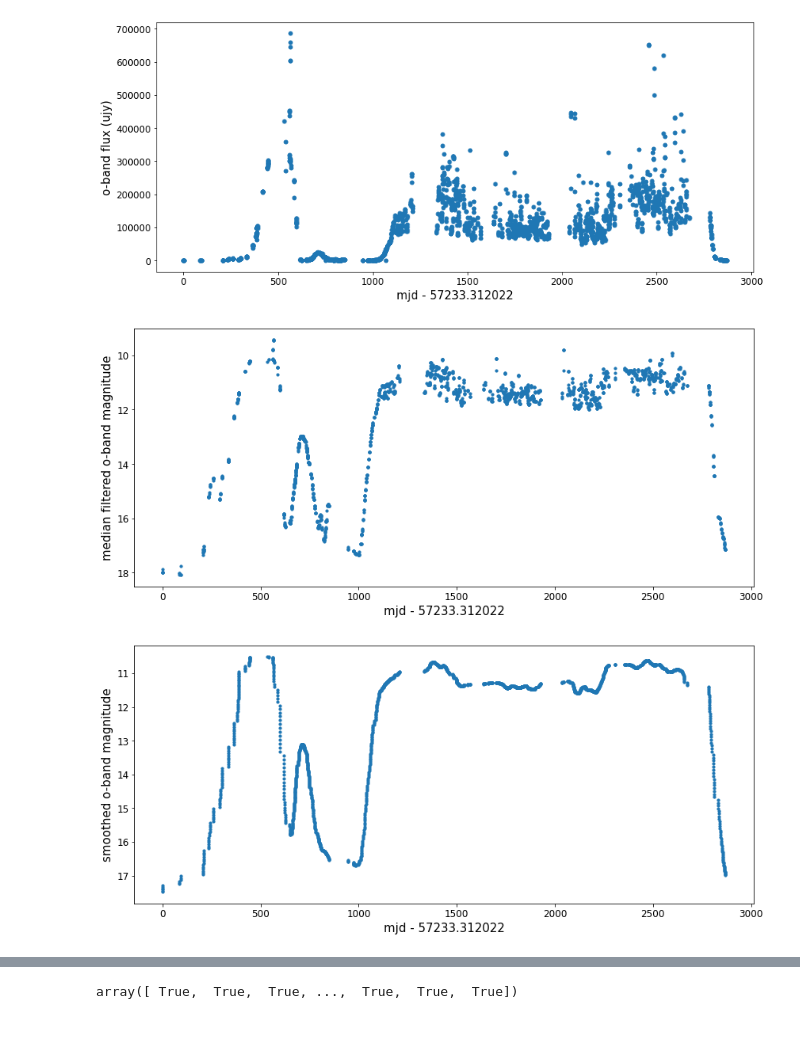
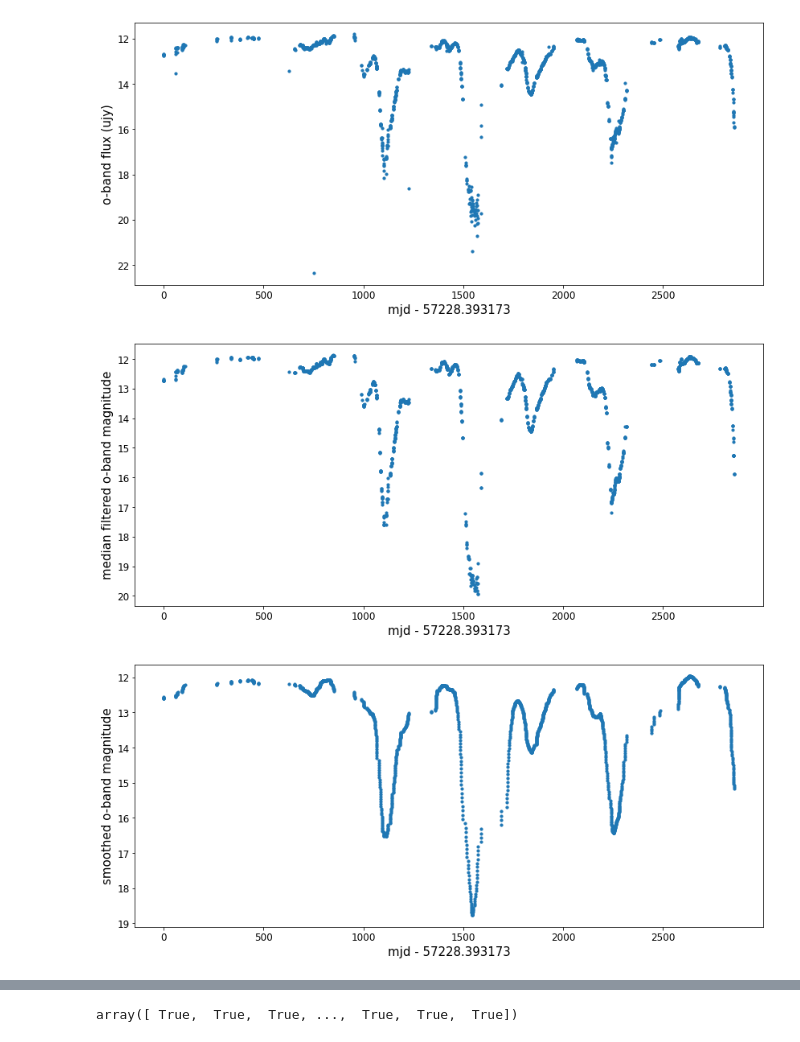
Before and after one commit to courtcraw/Notebooks, a Jupyter notebook: decline_detection.ipynb, the cells around one changed output, grey strips where cells are left out. Cells and saved outputs as stored; diff of their text form; code cells hidden in the pictures.

```diff
--- a/decline_detection.ipynb
+++ b/decline_detection.ipynb
@@ -16,6 +128,6 @@ plt.style.use('court.mplstyle')
 # %%
-# atlas = pd.read_csv('../data/RCB_LC_FORTESTING/2023-06-15_WISEJ194218.38-203247.5_ATLAS.csv')
-atlas = pd.read_csv('../data/RCB_LC_FORTESTING/2023-06-15_AOHer_ATLAS.csv')
+atlas = pd.read_csv('../data/RCB_LC_FORTESTING/2023-06-15_WISEJ194218.38-203247.5_ATLAS.csv')
+# atlas = pd.read_csv('../data/RCB_LC_FORTESTING/2023-06-15_AOHer_ATLAS.csv')
 # atlas = pd.read_csv('../data/RCB_LC_FORTESTING/2023-06-19_ASAS-RCB-14_ATLAS.csv')
 # atlas = pd.read_csv('../data/RCB_LC_FORTESTING/2023-06-19_ASAS-RCB-16_ATLAS.csv')
 # atlas = pd.read_csv('../data/RCB_LC_FORTESTING/2023-06-19_ASAS-RCB-19_ATLAS.csv')
@@ -89,15 +201,15 @@ oband
 # %%
 plt.figure(figsize=(14,6))
-plt.scatter(oband['mjd']-oband['mjd'][0],oband['ujy'])#/(80000),s=10)
-# plt.gca().invert_yaxis()
+plt.scatter(oband['mjd']-oband['mjd'][0],oband['m'],s=10)#/(80000),s=10)
+plt.gca().invert_yaxis()
 plt.xlabel('mjd - '+str(oband['mjd'][0]))
 plt.ylabel('o-band flux (ujy)')
 # plt.ylim(top=1.2)
 # plt.ylim(0.6,1.2)
 # plt.xlim(1000,2000)
 plt.show()
 # %% [output]
-[figure, old version]
+[figure, new version]
 # %%
 median_filtered = sp.signal.medfilt(oband['m'],kernel_size=5)
 # %%
@@ -108,7 +220,7 @@ plt.xlabel('mjd - '+str(oband['mjd'][0]))
 plt.ylabel('median filtered o-band magnitude')
 plt.show()
 # %% [output]
-[figure, old version]
+[figure, new version]
 # %%
 smoothed_flux = convolve(oband['m'], Gaussian1DKernel(20),boundary='extend')
 # %%
@@ -119,4 +231,4 @@ plt.xlabel('mjd - '+str(oband['mjd'][0]))
 plt.ylabel('smoothed o-band magnitude')
 plt.show()
 # %% [output]
-[figure, old version]
+[figure, new version]
```
Also changed, not shown: parts of 42 cells of this notebook, 2 other files.
